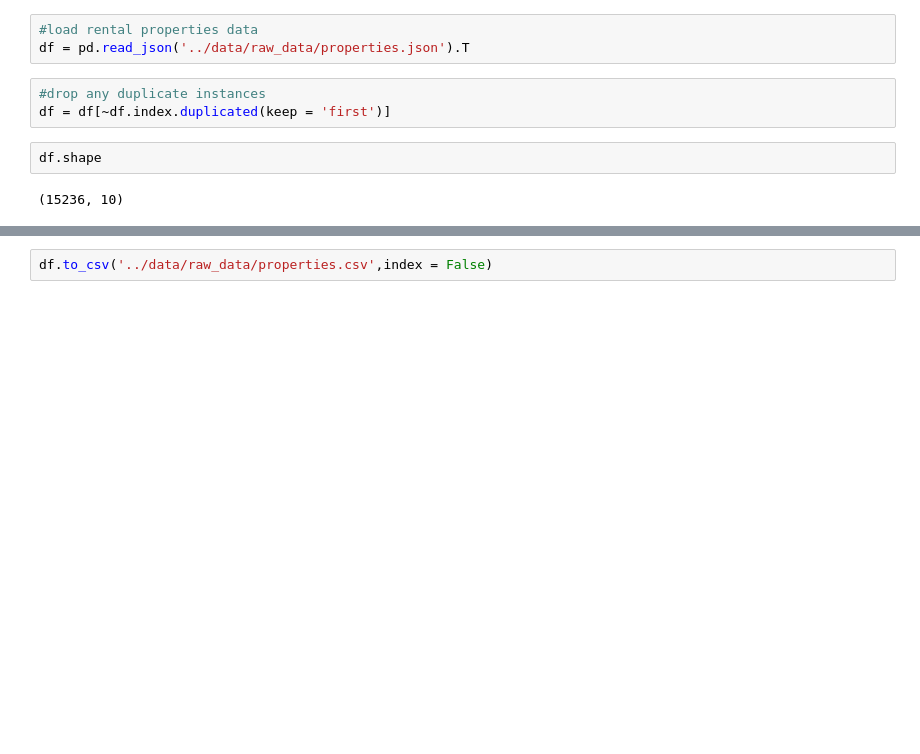
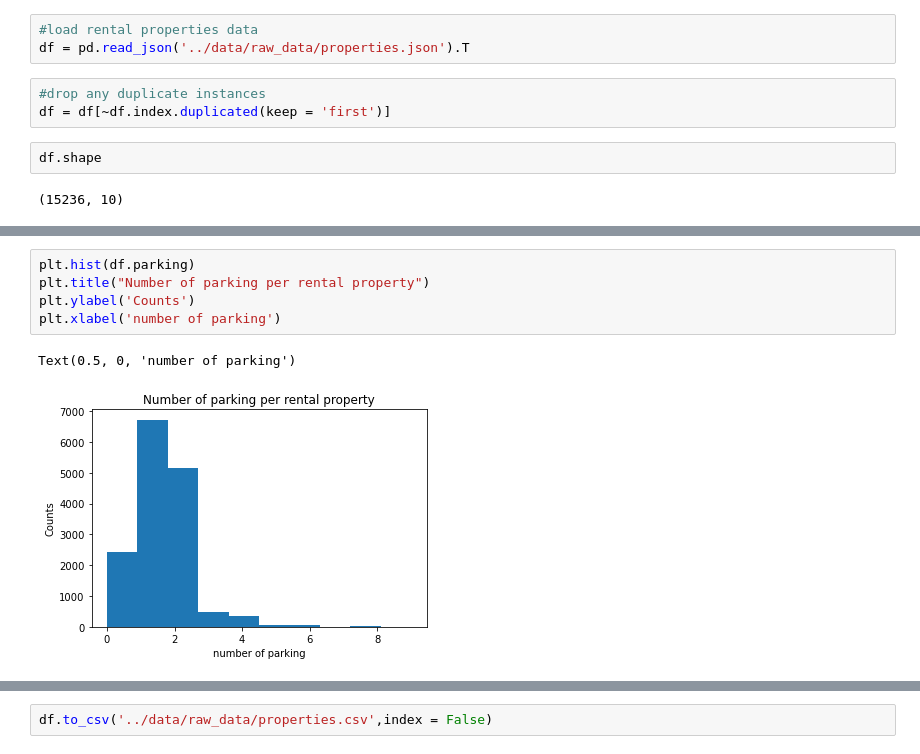
Before and after one commit to MAST30034-Applied-Data-Science/generic-real-estate-consulting-project-group37, a Jupyter notebook: notebooks/properties.ipynb, the cells around one changed output, grey strips where cells are left out. Saved outputs shown, nothing was run; the diff lists cells and outputs as text; blank space fills up the shorter version.

```diff
--- a/notebooks/properties.ipynb
+++ b/notebooks/properties.ipynb
@@ -22,3 +110,11 @@ for i in range(len(rooms)):
+# %%
+plt.hist(df.parking)
+plt.title("Number of parking per rental property")
+plt.ylabel('Counts')
+plt.xlabel('number of parking')
+# %% [output]
+Text(0.5, 0, 'number of parking')
+[figure, added]
 # %%
 df.tail()
 # %% [output]
```
Also changed, not shown: parts of 15 cells of this notebook, 1 other file.
